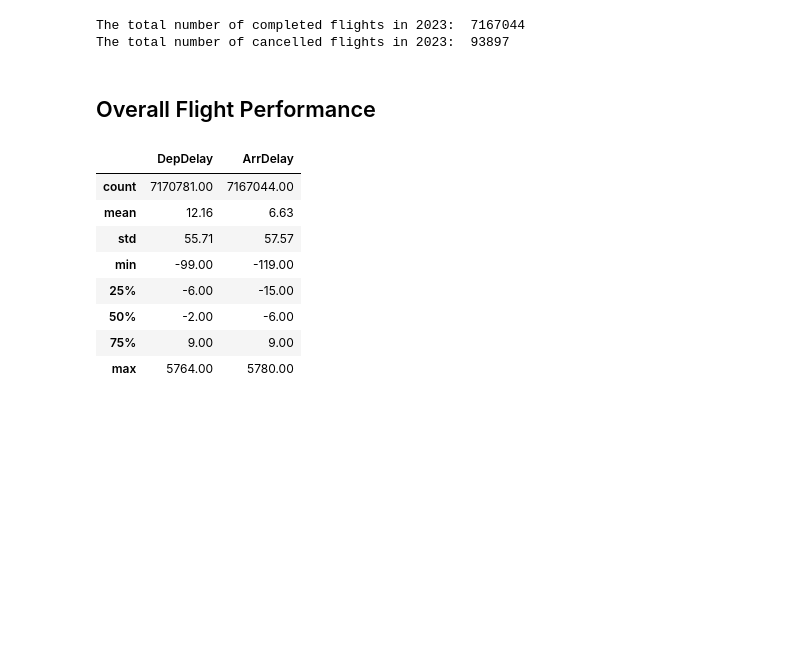
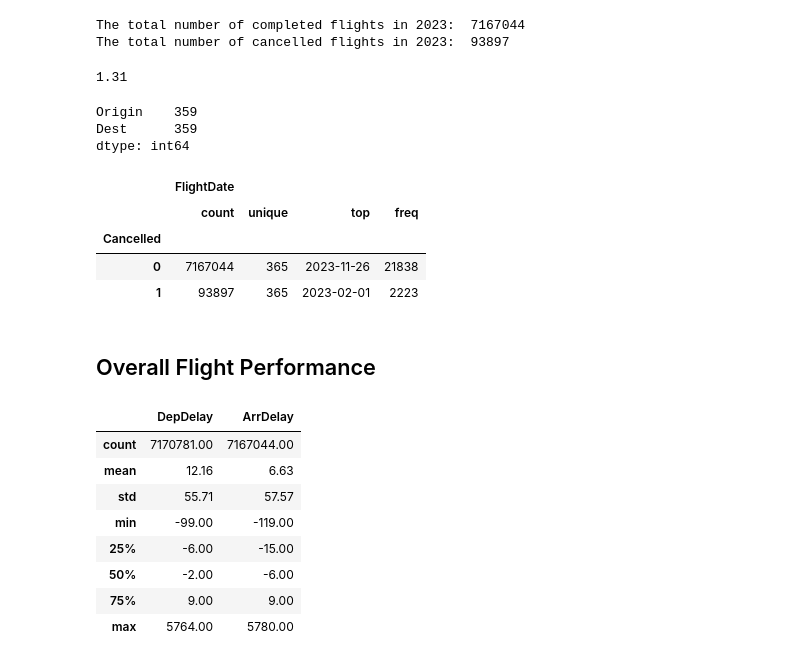
Before and after one commit to dezertdweller/flight-cancellations, a Jupyter notebook: notebooks/exploratory-data-analysis.ipynb, the cells around one changed output. Drawn from its saved outputs; the diff is of its cells as text; code cells hidden in the pictures; blank space fills up the shorter version.

```diff
--- a/notebooks/exploratory-data-analysis.ipynb
+++ b/notebooks/exploratory-data-analysis.ipynb
@@ -40,6 +49,25 @@ The total number of cancelled flights in 2023:  93897
 # %%
 df_completed = df.loc[completed_flights]
 df_cancelled = df.loc[cancelled_flights]
+# %%
+flight_cancellation_rate = round(len(df_cancelled) / len(df_completed) * 100, 2)
+flight_cancellation_rate
+# %% [output]
+1.31
+# %%
+df[['Origin', 'Dest']].nunique()
+# %% [output]
+Origin    359
+Dest      359
+dtype: int64
+# %%
+df.groupby('Cancelled')[['FlightDate']].describe()
+# %% [output]
+|  | FlightDate |  |  |  |
+|  | count | unique | top | freq |
+| Cancelled |  |  |  |  |
+| 0 | 7167044 | 365 | 2023-11-26 | 21838 |
+| 1 | 93897 | 365 | 2023-02-01 | 2223 |
 # %%
 delay_types = ['CarrierDelay', 'WeatherDelay', 'NASDelay', 'SecurityDelay', 'LateAircraftDelay']
 # %% [markdown]
```
Also changed, not shown: parts of 4 cells of this notebook, 2 other files.
